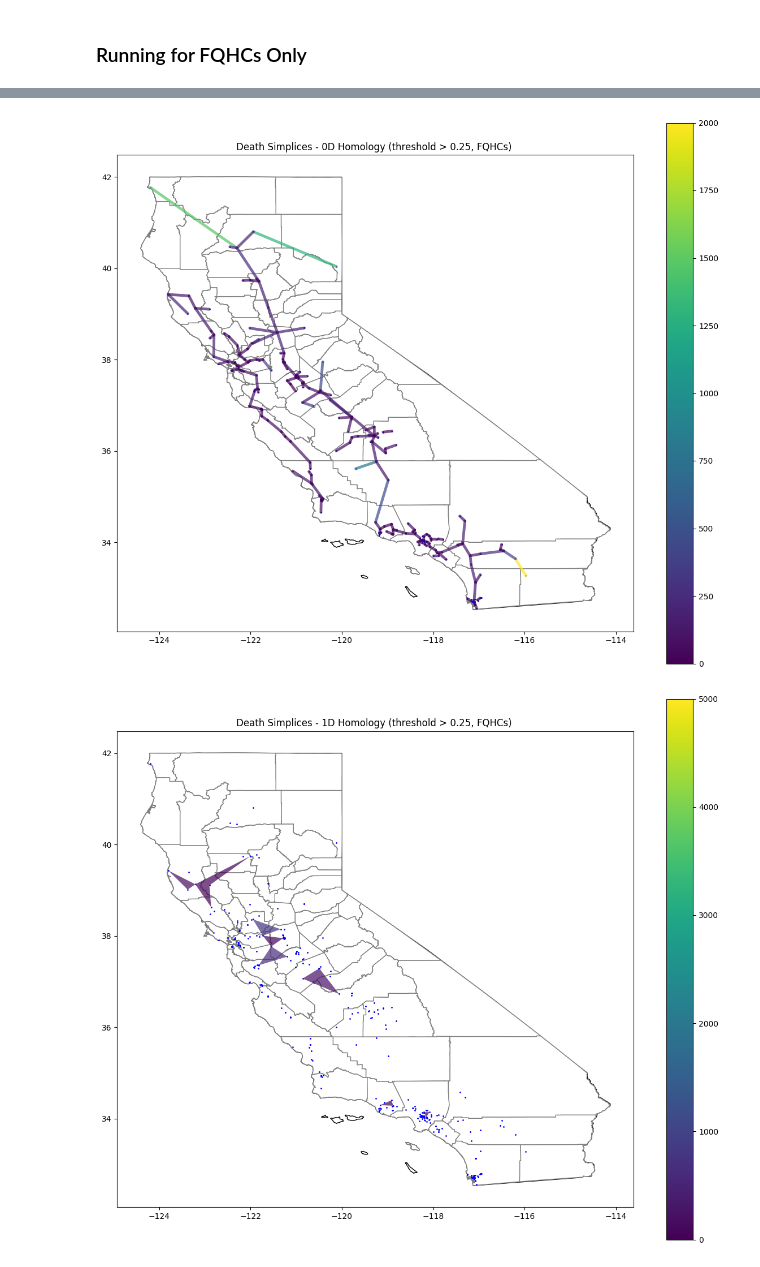
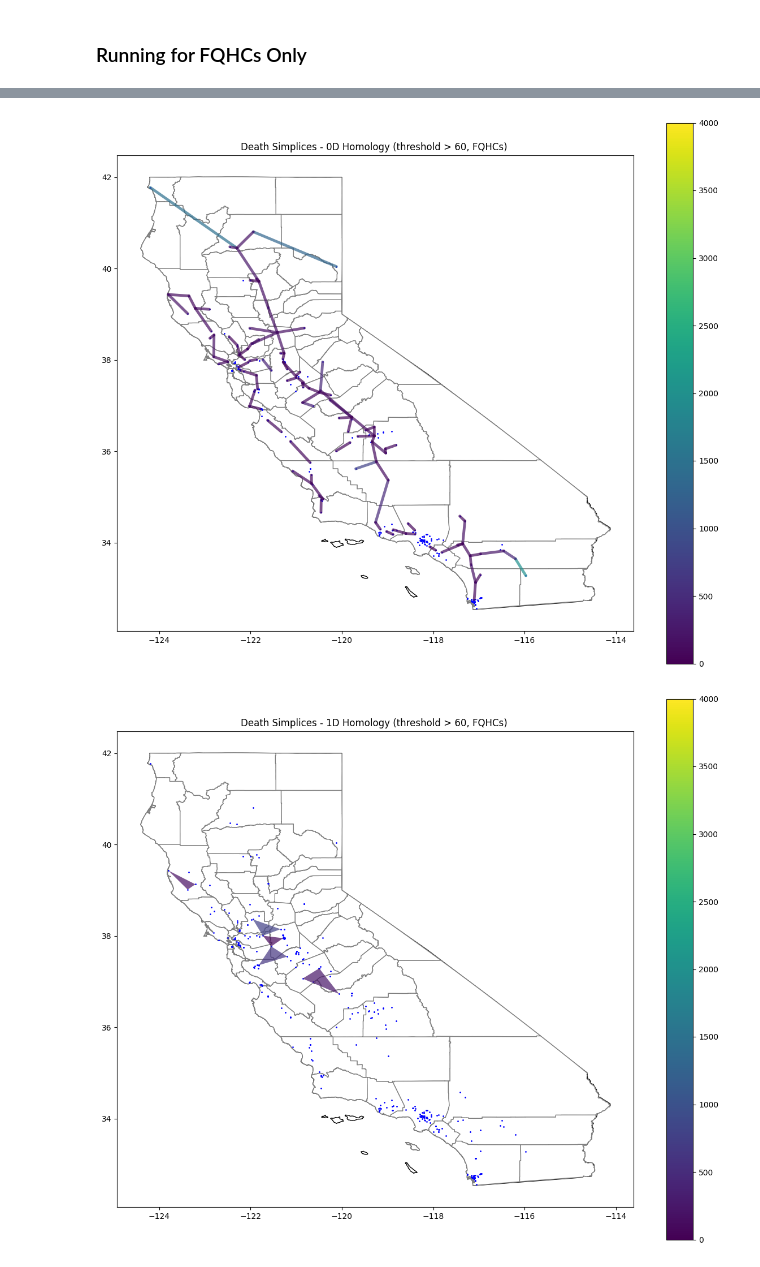
Before and after one commit to deniseg20/MSRIUP_TDA_Healthcare_Accessibility, a Jupyter notebook: persistent_homology/pd_computations/ph_computations_unweighted.ipynb, the cells around one changed output, grey strips where cells are left out. Cells and saved outputs as stored; diff of their text form; code cells hidden in the pictures.

```diff
--- a/persistent_homology/pd_computations/ph_computations_unweighted.ipynb
+++ b/persistent_homology/pd_computations/ph_computations_unweighted.ipynb
@@ -168,7 +168,7 @@ def _matplotlib_can_use_tex():
         print("This function is not available, you may be missing matplotlib.")
 
 # Plotting Persistence Diagram
-def plot_persistence_diagram_fixed(persistence, alpha=0.6, max_intervals=1000, legend=True):
+def plot_persistence_diagram_fixed(persistence, alpha=0.6, max_intervals=2000, legend=True):
     try:
         import matplotlib.pyplot as plt
         import matplotlib.patches as mpatches
@@ -269,7 +269,7 @@ import scipy.stats
 from shapely.geometry import LineString, Polygon
 
 # ORIGINIAL
-def plot_deathsimplices_raw(gdf, distance_matrix, cpx, all_pairs, hom_dim, ax, criteria = 'lifetime', thresh = 30, citydf_fname = None, vmin0 = 0, vmin1 = 0, vmax0 = 5000, vmax1 = 5000, legend = True):
+def plot_deathsimplices_raw(gdf, distance_matrix, cpx, all_pairs, hom_dim, ax, criteria = 'lifetime', thresh = 60, citydf_fname = None, vmin0 =0, vmin1 = 00, vmax0 = 4000, vmax1 = 4000, legend = True):
     '''
     citypath: string. path where data/travel time matrices are stored.
         In TDA for Resource Access Drive, this is one of {Atlanta, Chicago, Jacksonville, Los Angeles, NYC, Salt Lake City}.
@@ -461,34 +461,34 @@ cpx, ph, all_pairs = get_tda_info(gdf, distance_matrix,max_hom_dim=1)
 # Plot persistence diagram
 plt.rcParams['figure.figsize'] = (10, 10)
 order_criteria = 'death'
-thresh = 0.25
+thresh = 60
 # REPLACE YOUR FINAL PLOTTING SECTION WITH THIS:
 
 # 1. Plot persistence diagram
 plot_persistence_diagram_fixed(ph)
 plt.title(f"Persistence Diagram (FQHCs)")
 plt.tight_layout()
 plt.show()
 
 # 2. Plot 0D death simplices
 fig, ax = plt.subplots(figsize=(12, 10))
 california.plot(ax=ax, color='white', edgecolor='black')
 plot_deathsimplices_raw(gdf, distance_matrix, cpx, all_pairs, 0, ax)
 plt.title(f"Death Simplices - 0D Homology (threshold > {thresh}, FQHCs) ")
 #simple_plot_death_simplices(gdf, cpx, all_pairs, hom_dim=0, ax=ax)
 plt.tight_layout()
 plt.show()
 
 # 3. Plot 1D death simplices
 fig, ax = plt.subplots(figsize=(12, 10))
 california.plot(ax=ax, color='white', edgecolor='black')
 plot_deathsimplices_raw(gdf,distance_matrix, cpx, all_pairs, hom_dim=1, ax=ax)
 plt.title(f"Death Simplices - 1D Homology (threshold > {thresh}, FQHCs) ")
 #simple_plot_death_simplices(gdf, cpx, all_pairs, hom_dim=1, ax=ax)
 plt.tight_layout()
 plt.show()
 # %% [output]
 [figure]
 [figure]
-[figure, old version]
+[figure, new version]
-[figure, old version]
+[figure, new version]
```
Also changed, not shown: parts of 1 cell of this notebook.
